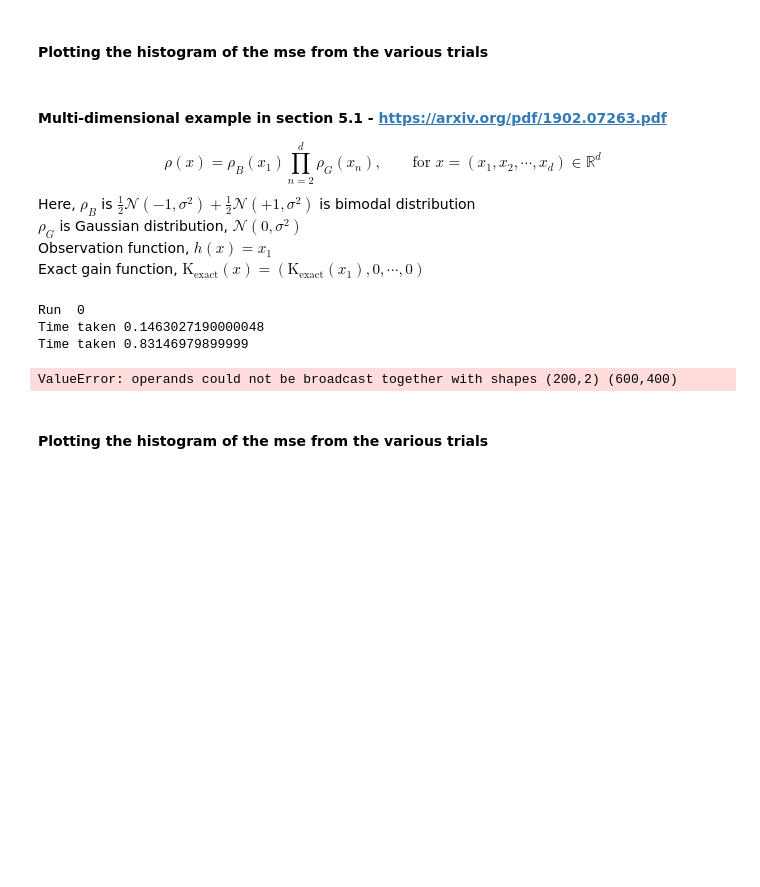
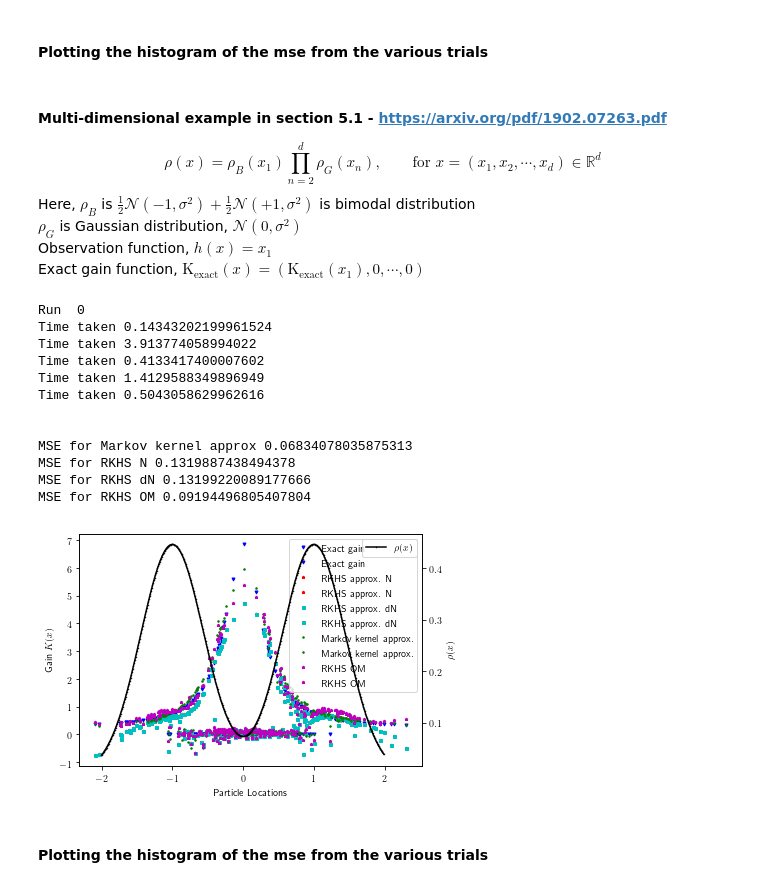
Before and after one commit to a4anandr/FPF-code, a Jupyter notebook: Python Code/FPF_main.ipynb, the cells around one changed output. Saved outputs shown, nothing was run; the diff lists cells and outputs as text; code cells hidden in the pictures; blank space fills up the shorter version.

```diff
--- a/Python Code/FPF_main.ipynb
+++ b/Python Code/FPF_main.ipynb
@@ -466,26 +450,31 @@ def gain_rkhs_om(Xi, C, epsilon, Lambda, diag = 0):
         for j in range(N):
             Ker_x[i,j,:] = -(Xi[i,:]-Xi[j,:]) * Ker[i,j] / (2 * epsilon)
             # Ker_xy[i,j] = (((Xi[i] - Xi[j])**2) / (2 * epsilon) -1) * Ker[i,j] / (2 * epsilon)
-    Ker_x_ones = np.dot(np.ones((1,N)), Ker_x)
+    # Ker_x_ones = np.dot(np.ones((1,N)), Ker_x)
+    Ker_x_ones = np.dot(np.transpose(Ker_x), np.ones((N,1)))
 
     eta = np.mean(C)
     Y = (C -eta)
 
-    K_hat = np.mean(Y * Xi)
+    K_hat = np.mean(Y * Xi, axis = 0)
 
-    b_m = (1/ N) * np.dot(Ker,Y) - (1/ N) * np.transpose(Ker_x_ones) * K_hat
-    b_m = np.append(b_m, np.zeros((1,1)))
+    b_m = (2/ N) * np.dot(Ker,Y) - (2/ N) * np.dot( np.moveaxis(Ker_x_ones,0,2), K_hat)
+    b_m = np.append(b_m, np.zeros((dim,1)))
 
-    M_m = Lambda * Ker + (1 / N) * np.matmul(Ker_x, Ker_x.transpose())
-    M_m = np.vstack((M_m, (1/N) * Ker_x_ones))
-    M_m = np.hstack((M_m, np.transpose(np.append(Ker_x_ones,np.zeros((1,1)))).reshape(len(M_m),1)))
+    Ker_x_sum = np.zeros((N,N))
+    for d_i in range(dim):
+        Ker_x_sum = Ker_x_sum + np.matmul(Ker_x[:,:,d_i], Ker_x[:,:,d_i].transpose())
+    M_m = 2 * Lambda * Ker + (2 / N) * Ker_x_sum
+    M_m = np.vstack((M_m, (1/N) * np.squeeze(Ker_x_ones)))
+    M_m = np.hstack((M_m, np.append(np.squeeze(np.transpose(Ker_x_ones),axis =0),np.zeros((dim,dim)),axis =0))) #.reshape(len(M_m),1))
 
     beta_m = np.linalg.solve(M_m,b_m)
 
-    K.fill(K_hat)
+    # K.fill(K_hat)
+    K  = np.tile(K_hat, (N,1))
     for i in range(N):
         for j in range(N):
-            K[i] = K[i] + beta_m[j] * Ker_x[i,j]
+            K[i,:] = K[i,:] + beta_m[j] * Ker_x[i,j,:]
 
     if diag == 1:
         plt.figure()
@@ -683,10 +709,10 @@ if __name__ == '__main__':
 
     ## Flags to be set to choose which methods to compare
     exact  = 1      # Computes the exact gain and plots
-    coif   = 0      # Computes gain using Coifman kernel method
-    rkhs_N = 0      # Computes gain using subspace of RKHS
+    coif   = 1      # Computes gain using Coifman kernel method
+    rkhs_N = 1      # Computes gain using subspace of RKHS
     rkhs_dN= 1      # Computes optimal gain using RKHS
-    om     = 0      # Computes gain using RKHS enforcing constant gain constraint
+    om     = 1      # Computes gain using RKHS enforcing constant gain constraint
     memory = 0      # Computes gain using RKHS with a memory parameter for previous gain
     om_mem = 0      # Computes gain using const gain approx and a memory parameter for previous gain
 
@@ -724,7 +750,6 @@ if __name__ == '__main__':
         p_g = exp(-x[d])**2/ (2 * sigma**2)
         p*= p_g
 
-
     mse_coif = np.zeros(No_runs)
     mse_rkhs_N = np.zeros(No_runs)
     mse_rkhs_dN = np.zeros(No_runs)
@@ -753,22 +778,22 @@ if __name__ == '__main__':
                 mse_coif[run] = mean_squared_error(K_exact, K_coif, p)
 
         if rkhs_N == 1:
-            eps_rkhs_N = 0.1
-            Lambda_rkhs_N = 1e-3
+            eps_rkhs_N = 0.2
+            Lambda_rkhs_N = 1e-2
             K_rkhs_N = gain_rkhs_N(Xi, C, eps_rkhs_N, Lambda_rkhs_N, diag = 0)
             if exact == 1:
                 mse_rkhs_N[run] = mean_squared_error(K_exact, K_rkhs_N, p)
 
         if rkhs_dN == 1:
-            eps_rkhs_dN = 0.1
-            Lambda_rkhs_dN = 1e-3
+            eps_rkhs_dN = 0.2
+            Lambda_rkhs_dN = 1e-2
             K_rkhs_dN = gain_rkhs_dN(Xi, C, eps_rkhs_dN, Lambda_rkhs_dN, diag = 0)
             if exact == 1:
                 mse_rkhs_dN[run] = mean_squared_error(K_exact, K_rkhs_dN, p)
 
         if om == 1:
-            eps_om = 0.1
-            Lambda_om = 1e-3
+            eps_om = 0.2
+            Lambda_om = 1e-2
             K_om = gain_rkhs_om(Xi, C, eps_om, Lambda_om, diag = 0)
             if exact == 1:
                 mse_om[run] = mean_squared_error(K_exact, K_om, p)
@@ -793,33 +818,42 @@ if __name__ == '__main__':
         print('MSE for old Markov kernel', np.mean(mse_coif_old))
 
     ### Displaying the plots
     marker_size  = 3
     plt.rc('text', usetex=True)
     fig,ax1 = plt.subplots()
     if exact == 1:
         ax1.plot(Xi, K_exact, 'bv', markersize = marker_size, label ='Exact gain')
     if rkhs_N == 1:
         ax1.plot(Xi, K_rkhs_N, 'r*', markersize = marker_size, label = 'RKHS approx. N')
     if rkhs_dN == 1:
         ax1.plot(Xi, K_rkhs_dN, 'cs', markersize = marker_size, label = 'RKHS approx. dN')
     if coif == 1:
         ax1.plot(Xi, K_coif, 'g.', markersize = marker_size, label ='Markov kernel approx.')
     if om == 1:
         ax1.plot(Xi, K_om, 'm*', markersize = marker_size, label = 'RKHS OM')
     if coif_old == 1:
         ax1.plot(Xi, K_coif_old, 'y.', markersize = marker_size, label ='Old Markov kernel')
     ax2 =ax1.twinx()
     ax2.plot(np.arange(-2,2,0.01), p_b_x(np.arange(-2,2,0.01)),'k.-', markersize =1, label = r'$\rho(x)$')
     ax2.set_ylabel(r'$\rho(x)$')
     ax2.legend(loc=1)
     ax1.set_xlabel('Particle Locations')
     ax1.set_ylabel('Gain $K(x)$')
     ax1.legend()
     plt.xticks(rotation = 45)
     plt.tight_layout()
     plt.show()
 # %% [output]
 Run  0
-Time taken 0.1463027190000048
-Time taken 0.83146979899999
+Time taken 0.14343202199961524
+Time taken 3.913774058994022
+Time taken 0.4133417400007602
+Time taken 1.4129588349896949
+Time taken 0.5043058629962616
+
+
+MSE for Markov kernel approx 0.06834078035875313
+MSE for RKHS N 0.1319887438494378
+MSE for RKHS dN 0.13199220089177666
+MSE for RKHS OM 0.09194496805407804
-ValueError: operands could not be broadcast together with shapes (200,2) (600,400)
+[figure, added]
```
Also changed, not shown: parts of 15 cells of this notebook.
